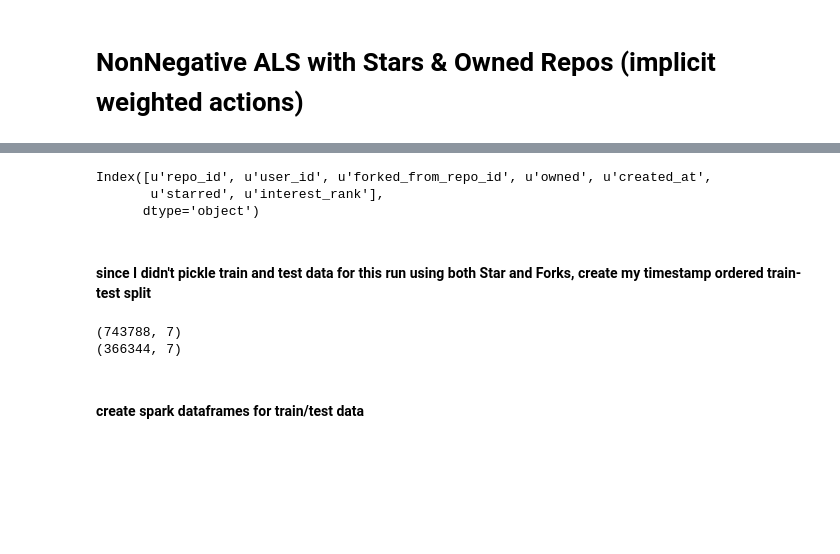
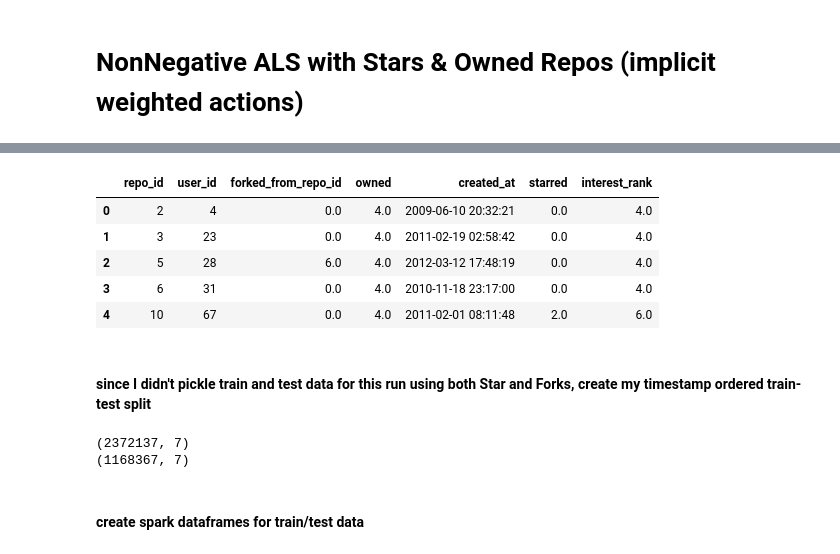
Before and after one commit to caitriggs/github-collaborator, a Jupyter notebook: ALS_modeling.ipynb, the cells around one changed output, grey strips where cells are left out. Saved outputs shown, nothing was run; the diff lists cells and outputs as text; code cells hidden in the pictures; blank space fills up the shorter version.

```diff
--- a/ALS_modeling.ipynb
+++ b/ALS_modeling.ipynb
@@ -220,10 +218,14 @@ IllegalArgumentException: u"Error while instantiating 'org.apache.spark.sql.hive
 # %%
-own_and_star = pd.read_pickle('data/pickled/own_and_star.pkl')
+own_and_star = pd.read_pickle('data/pickled/new_subset_own_and_star.pkl')
 own_and_star.columns
+own_and_star.head(5)
 # %% [output]
-Index([u'repo_id', u'user_id', u'forked_from_repo_id', u'owned', u'created_at',
-       u'starred', u'interest_rank'],
-      dtype='object')
+|  | repo_id | user_id | forked_from_repo_id | owned | created_at | starred | interest_rank |
+| 0 | 2 | 4 | 0.0 | 4.0 | 2009-06-10 20:32:21 | 0.0 | 4.0 |
+| 1 | 3 | 23 | 0.0 | 4.0 | 2011-02-19 02:58:42 | 0.0 | 4.0 |
+| 2 | 5 | 28 | 6.0 | 4.0 | 2012-03-12 17:48:19 | 0.0 | 4.0 |
+| 3 | 6 | 31 | 0.0 | 4.0 | 2010-11-18 23:17:00 | 0.0 | 4.0 |
+| 4 | 10 | 67 | 0.0 | 4.0 | 2011-02-01 08:11:48 | 2.0 | 6.0 |
 # %% [markdown]
 #### since I didn't pickle train and test data for this run using both Star and Forks, create my timestamp ordered train-test split
 # %%
@@ -251,8 +253,8 @@ train_owns_stars, test_owns_stars = ordered_train_test_split(
 print train_owns_stars.shape
 print test_owns_stars.shape
 # %% [output]
-(743788, 7)
-(366344, 7)
+(2372137, 7)
+(1168367, 7)
 # %% [markdown]
 #### create spark dataframes for train/test data
 # %%
```
Also changed, not shown: parts of 34 cells of this notebook, 2 other files.
